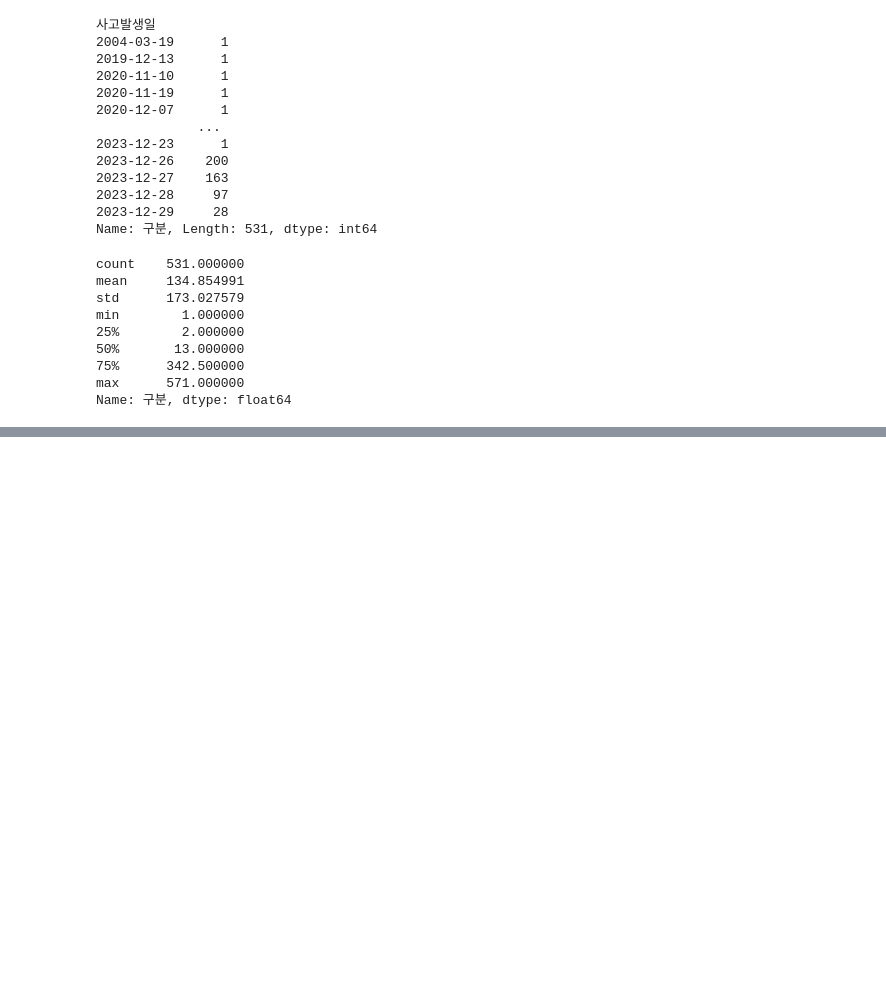
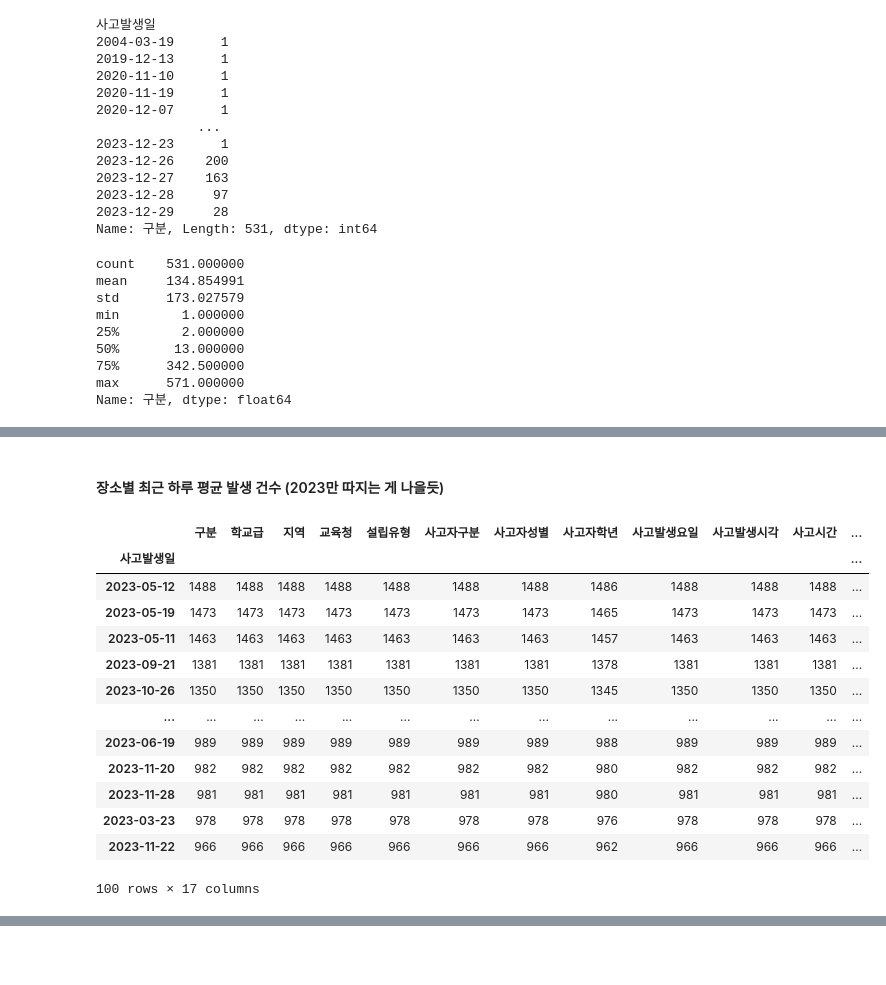
Before and after one commit to CHOIEUNHYE/school-accidents, a Jupyter notebook: code/eda/학교안전사고현황eda_최은혜.ipynb, the cells around one changed output, grey strips where cells are left out. Drawn from its saved outputs; the diff is of its cells as text; code cells hidden in the pictures; blank space fills up the shorter version.

```diff
--- a/code/eda/학교안전사고현황eda_최은혜.ipynb
+++ b/code/eda/학교안전사고현황eda_최은혜.ipynb
@@ -22,0 +40,11 @@ df_2023 = df[df['사고발생일'].between('2023-01-01', '2023-12-31')]
+# %%
+df = pd.read_csv('../../data/학교안전사고데이터통합/학교안전사고데이터_통합.csv')
+
+df['사고발생일'] = pd.to_datetime(df['사고발생일'])
+df['연도'] = df['사고발생일'].map(lambda x : x.year)
+
+df_2019 = df[df['사고발생일'].between('2019-01-01', '2019-12-31')]
+df_2020 = df[df['사고발생일'].between('2020-01-01', '2020-12-31')]
+df_2021 = df[df['사고발생일'].between('2021-01-01', '2021-12-31')]
+df_2022 = df[df['사고발생일'].between('2022-01-01', '2022-12-31')]
+df_2023 = df[df['사고발생일'].between('2023-01-01', '2023-12-31')]
@@ -174,0 +192,2 @@ acc_spot
+# %% [markdown]
+#### 장소별 최근 하루 평균 발생 건수 (2023만 따지는 게 나을듯)
@@ -174,0 +197,17 @@ acc_spot
+# %%
+df_2023.groupby('사고발생일').count().sort_values('구분',ascending=False)
+# %% [output]
+|  | 구분 | 학교급 | 지역 | 교육청 | 설립유형 | 사고자구분 | 사고자성별 | 사고자학년 | 사고발생요일 | 사고발생시각 | 사고시간 | ... |
+| 사고발생일 |  |  |  |  |  |  |  |  |  |  |  | ... |
+| 2023-05-12 | 1488 | 1488 | 1488 | 1488 | 1488 | 1488 | 1488 | 1486 | 1488 | 1488 | 1488 | ... |
+| 2023-05-19 | 1473 | 1473 | 1473 | 1473 | 1473 | 1473 | 1473 | 1465 | 1473 | 1473 | 1473 | ... |
+| 2023-05-11 | 1463 | 1463 | 1463 | 1463 | 1463 | 1463 | 1463 | 1457 | 1463 | 1463 | 1463 | ... |
+| 2023-09-21 | 1381 | 1381 | 1381 | 1381 | 1381 | 1381 | 1381 | 1378 | 1381 | 1381 | 1381 | ... |
+| 2023-10-26 | 1350 | 1350 | 1350 | 1350 | 1350 | 1350 | 1350 | 1345 | 1350 | 1350 | 1350 | ... |
+| ... | ... | ... | ... | ... | ... | ... | ... | ... | ... | ... | ... | ... |
+| 2023-06-19 | 989 | 989 | 989 | 989 | 989 | 989 | 989 | 988 | 989 | 989 | 989 | ... |
+| 2023-11-20 | 982 | 982 | 982 | 982 | 982 | 982 | 982 | 980 | 982 | 982 | 982 | ... |
+| 2023-11-28 | 981 | 981 | 981 | 981 | 981 | 981 | 981 | 980 | 981 | 981 | 981 | ... |
+| 2023-03-23 | 978 | 978 | 978 | 978 | 978 | 978 | 978 | 976 | 978 | 978 | 978 | ... |
+| 2023-11-22 | 966 | 966 | 966 | 966 | 966 | 966 | 966 | 962 | 966 | 966 | 966 | ... |
+100 rows × 17 columns
```
Also changed, not shown: parts of 30 cells of this notebook, 2 other files.
